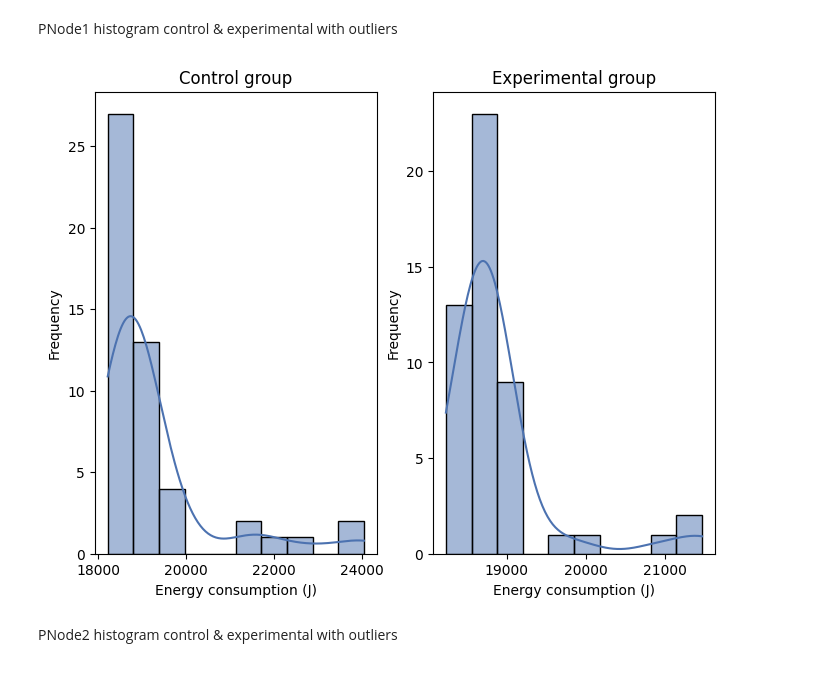
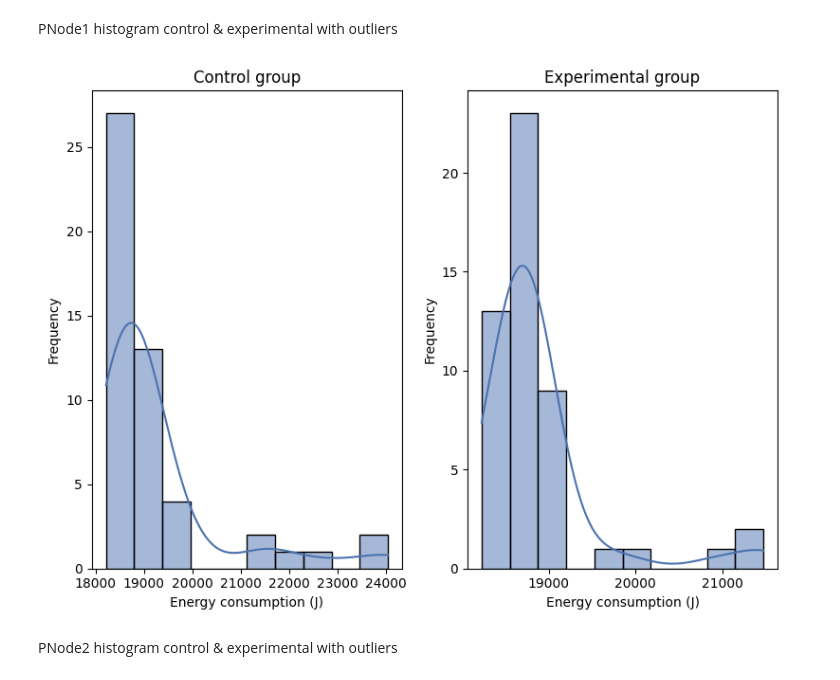
Before and after one commit to Flavio8699/ms-thesis-replication-package, a Jupyter notebook: replication-package-RQ3/Efficiency/efficiency-analysis.ipynb, the cells around one changed output. Cells and saved outputs as stored; diff of their text form; code cells hidden in the pictures.

Commit message:
Add tight layout to histograms

```diff
--- a/replication-package-RQ3/Efficiency/efficiency-analysis.ipynb
+++ b/replication-package-RQ3/Efficiency/efficiency-analysis.ipynb
@@ -304,24 +304,25 @@ PNode1 histogram control & experimental with outliers
 # %%
 plt.figure(figsize=(8, 6))
 
 plt.subplot(1, 2, 1)
 sns.histplot(node1[node1['group'] == 'control']
              ['cicd_server_joules_consumption'], color=colors[0], kde=True, bins=10)
 plt.xlabel('Energy consumption (J)')
 plt.ylabel('Frequency')
 plt.title('Control group')
 
 plt.subplot(1, 2, 2)
 sns.histplot(node1[node1['group'] == 'experimental']
              ['cicd_server_joules_consumption'], color=colors[0], kde=True, bins=10)
 plt.xlabel('Energy consumption (J)')
 plt.ylabel('Frequency')
 plt.title('Experimental group')
 
+plt.tight_layout()
 plt.savefig(f'pnode-1-hist-with-outliers.pdf', dpi=300)
 plt.show()
 # %% [output]
-[figure, old version]
+[figure, new version]
 # %% [markdown]
 PNode2 histogram control & experimental with outliers
 # %%
```
Also changed, not shown: parts of 3 cells of this notebook.
